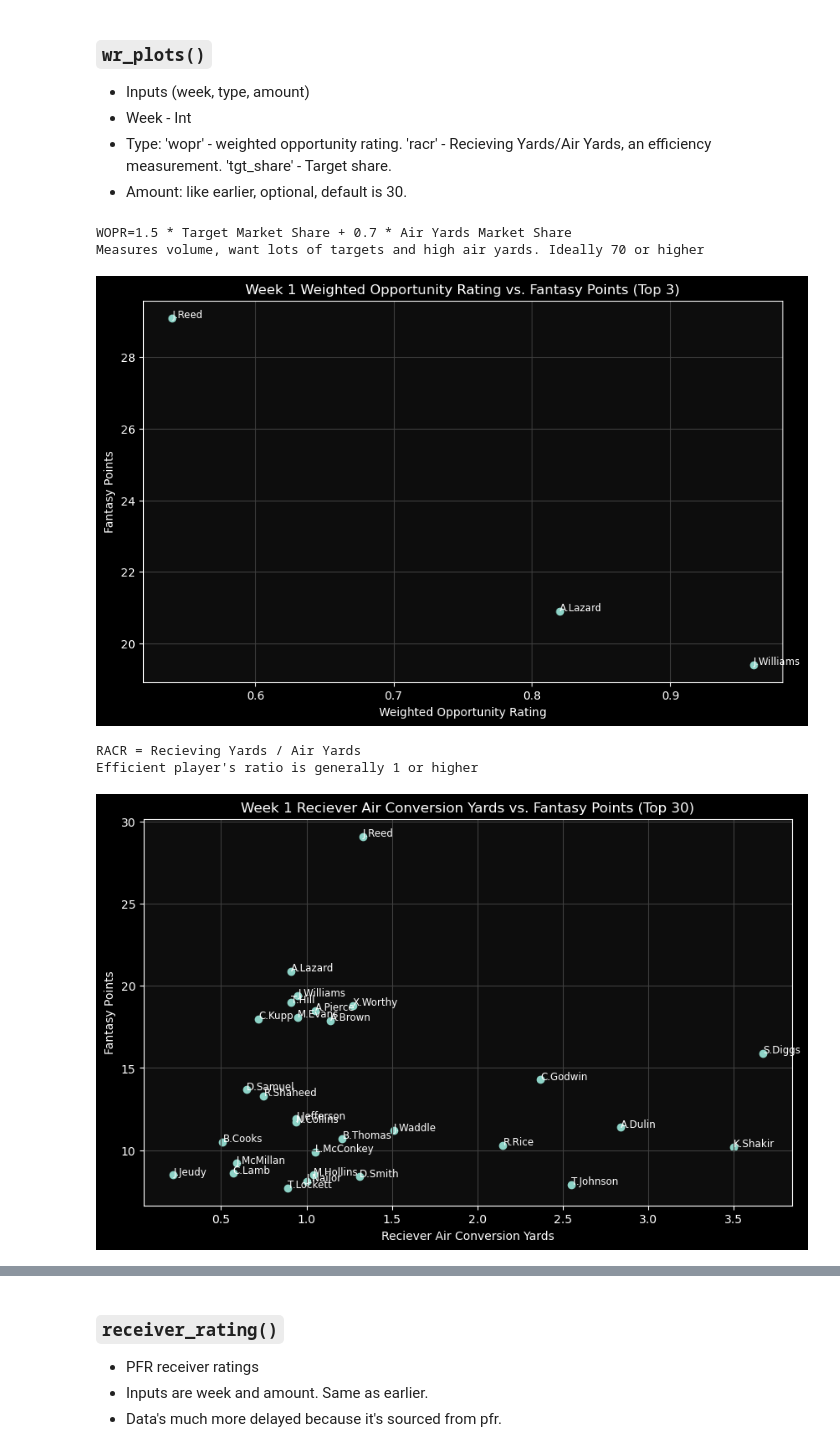
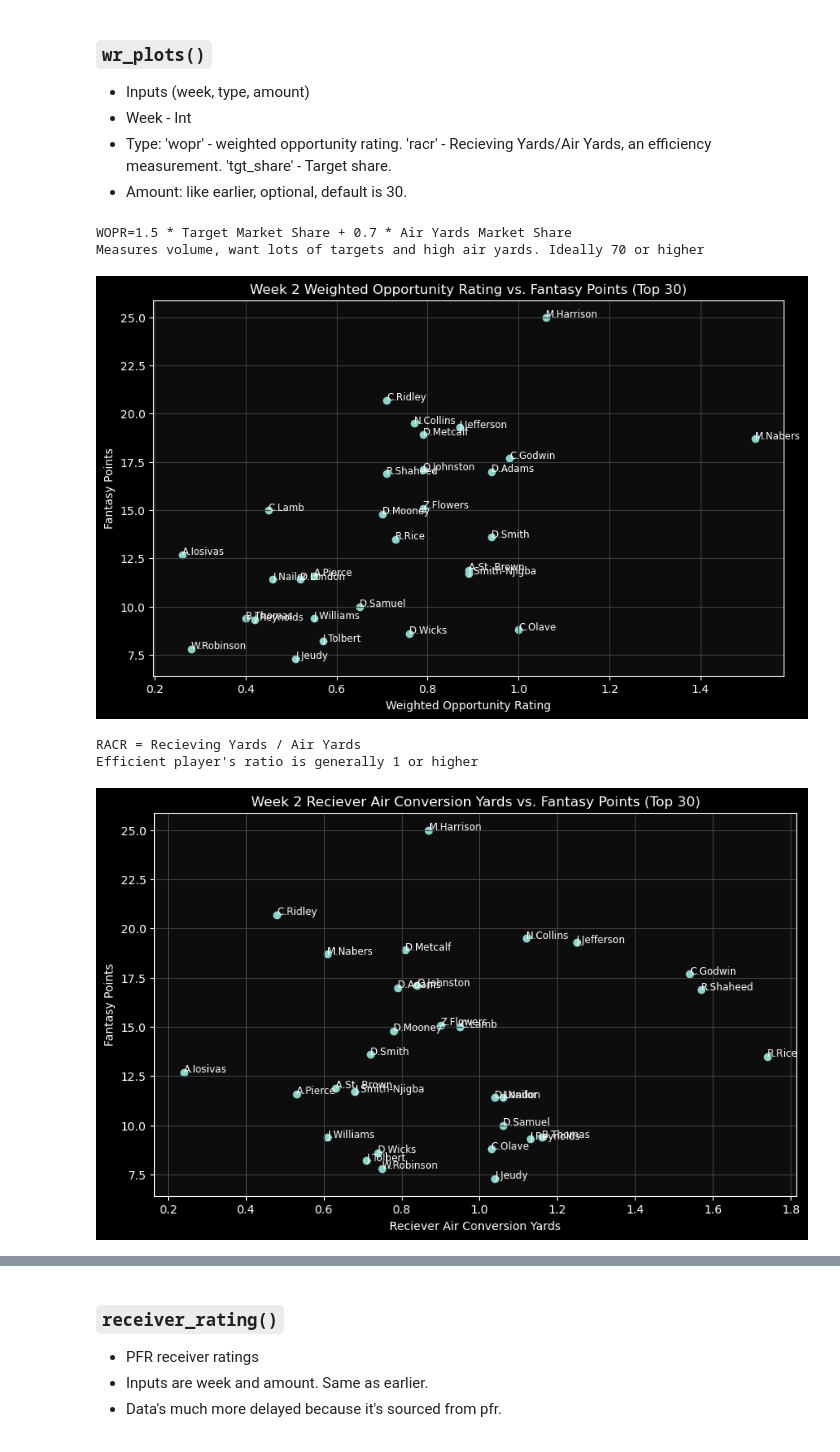
Before and after one commit to prestonf99/NFL-Fun, a Jupyter notebook: Library.ipynb, the cells around one changed output, grey strips where cells are left out. Saved outputs shown, nothing was run; the diff lists cells and outputs as text; code cells hidden in the pictures.

```diff
--- a/Library.ipynb
+++ b/Library.ipynb
@@ -36,15 +38,15 @@ wk.plot_ypc(1, amount=25)
 * Type: 'wopr' - weighted opportunity rating. 'racr' - Recieving Yards/Air Yards, an efficiency measurement. 'tgt_share' - Target share.
 * Amount: like earlier, optional, default is 30.
 # %%
-wk.wr_plots(1, 'wopr', amount=3)
+wk.wr_plots(2, 'wopr')
 # %% [output]
 WOPR=1.5 * Target Market Share + 0.7 * Air Yards Market Share
 Measures volume, want lots of targets and high air yards. Ideally 70 or higher
-[figure, old version]
+[figure, new version]
 # %%
-wk.wr_plots(1, 'racr')
+wk.wr_plots(2, 'racr')
 # %% [output]
 RACR = Recieving Yards / Air Yards
 Efficient player's ratio is generally 1 or higher
-[figure, old version]
+[figure, new version]
 # %%
```
Also changed, not shown: parts of 19 cells of this notebook, 4 other files.
